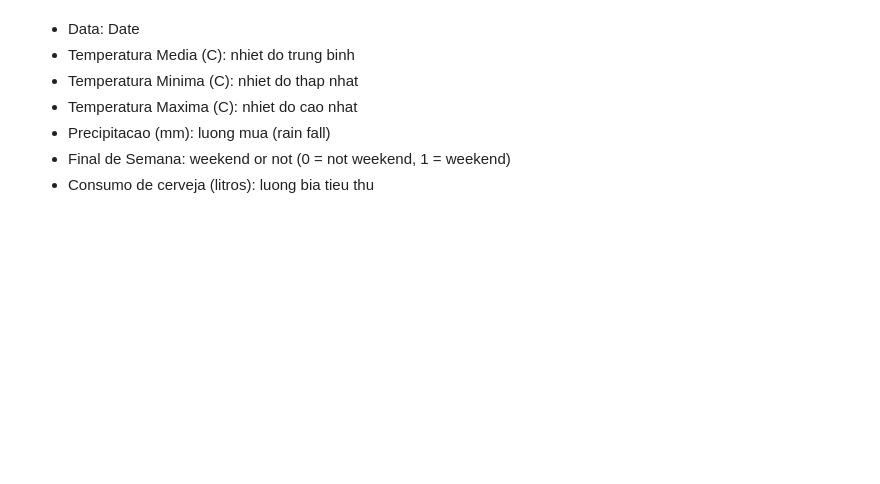
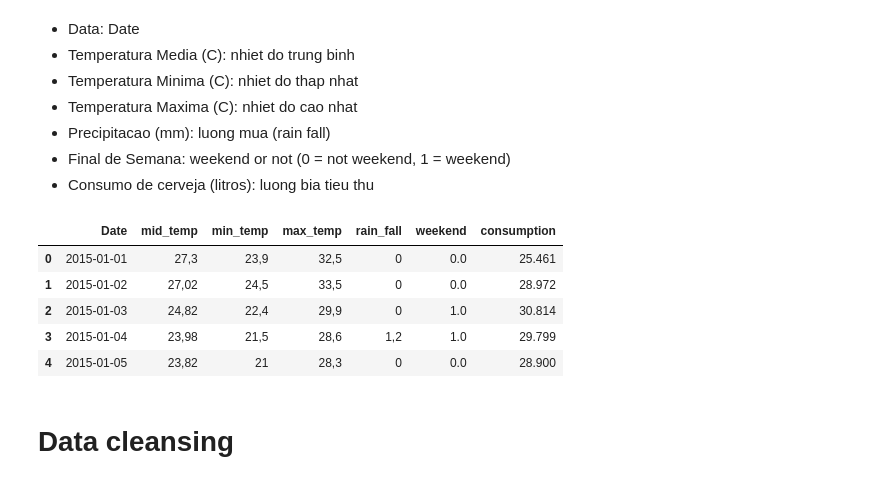
Before and after one commit to chuongnm/Python_lectures_for_data_analysts_designed_by_Chuong_Nguyen, a Jupyter notebook: Lecture_04/Homework/Hw_linear_model.ipynb, the cells around one changed output. Saved outputs shown, nothing was run; the diff lists cells and outputs as text; code cells hidden in the pictures; blank space fills up the shorter version.

```diff
--- a/Lecture_04/Homework/Hw_linear_model.ipynb
+++ b/Lecture_04/Homework/Hw_linear_model.ipynb
@@ -28,3 +37,18 @@ memory usage: 51.6+ KB
 # %%
 #Tim va toi uu hoa mo hinh multiple linear regression cho luong bia tieu thu?
 #check xem mo hinh du bao nhu the nao?
+# %%
+beer_consumption.rename(columns = {'Data':'Date', 'Temperatura Media (C)':'mid_temp',
+                         'Temperatura Minima (C)':'min_temp','Temperatura Maxima (C)':'max_temp',
+                         'Precipitacao (mm)':'rain_fall','Final de Semana':'weekend',
+                                  'Consumo de cerveja (litros)':'consumption'},inplace =True)
+beer_consumption.head()
+# %% [output]
+|  | Date | mid_temp | min_temp | max_temp | rain_fall | weekend | consumption |
+| 0 | 2015-01-01 | 27,3 | 23,9 | 32,5 | 0 | 0.0 | 25.461 |
+| 1 | 2015-01-02 | 27,02 | 24,5 | 33,5 | 0 | 0.0 | 28.972 |
+| 2 | 2015-01-03 | 24,82 | 22,4 | 29,9 | 0 | 1.0 | 30.814 |
+| 3 | 2015-01-04 | 23,98 | 21,5 | 28,6 | 1,2 | 1.0 | 29.799 |
+| 4 | 2015-01-05 | 23,82 | 21 | 28,3 | 0 | 0.0 | 28.900 |
+# %% [markdown]
+# Data cleansing
```
Also changed, not shown: parts of 17 cells of this notebook, 10 other files.
